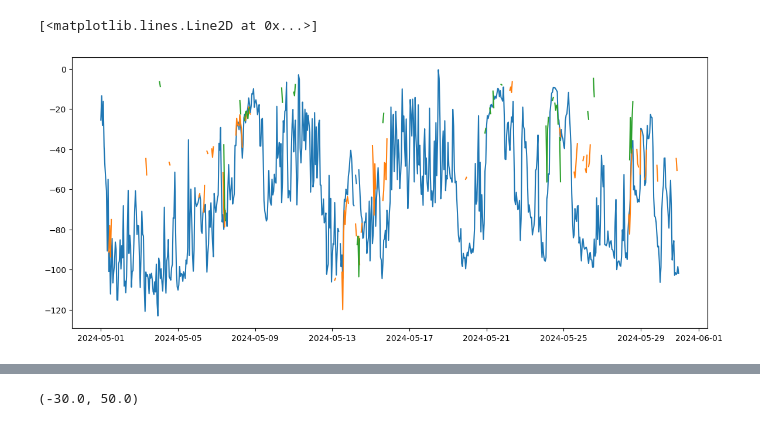
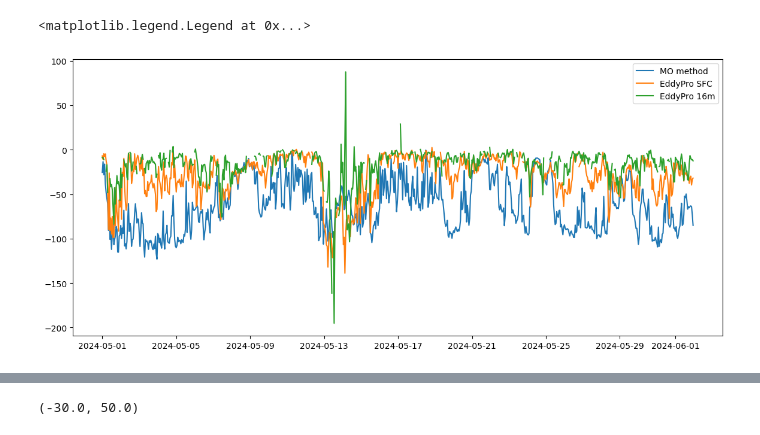
Before and after one commit to Rainette9/DataProcessingScripts, a Jupyter notebook: notebooks/MO_fluxes.ipynb, the cells around one changed output, grey strips where cells are left out. Cells and saved outputs as stored; diff of their text form; code cells hidden in the pictures.

```diff
--- a/notebooks/MO_fluxes.ipynb
+++ b/notebooks/MO_fluxes.ipynb
@@ -45,8 +42,8 @@ The autoreload extension is already loaded. To reload it, use:
 
 folder='/home/engbers/Documents/PhD/EC_data_convert/converted/'
 sensor='SFC'
-start='2024-03-01 00:00'
-end='2024-06-01 00:00'
+start='2024-01-01 00:00'
+end='2024-12-30 00:00'
 
 """GET SENSOR INFO"""
 plim, calibration_coefficients, heights = get_sensor_info(sensor, 2024)
@@ -106,8 +107,8 @@ Files found: ['/home/engbers/Documents/PhD/EC_data_convert/CSAT_26m/EddyPro_outp
 z0, z0rolling=compute_roughness_length(fluxes_SFC, fluxes_SFC_qc,heights['sonic'])
 # %%
 # Get data without units first
-start='2024-05-01'
-end='2024-05-30'
+start='2024-02-01'
+end='2024-12-01'
 
 p_data = resample_with_threshold(fluxes_SFC['air_pressure'], '10min', 80)[start:end]
 T_data = resample_with_threshold(slowdata_cleaned['TA'], '10min', 80)[start:end]
@@ -115,6 +116,15 @@ z0_data = resample_with_threshold(z0rolling, '10min', 80)[start:end]
 vw_data = resample_with_threshold(slowdata_cleaned['WS2_Avg'], '10min', 80)[start:end]
 ts_data = resample_with_threshold(slowdata_cleaned['SFTempK'], '10min', 80)[start:end]-273.15
 rh_data = resample_with_threshold(slowdata_cleaned['RH'], '10min', 80)[start:end]
+
+# Print lengths of all resampled data
+print("Data lengths after resampling:")
+print(f"p_data:  {len(p_data)}")
+print(f"T_data:  {len(T_data)}")
+print(f"z0_data: {len(z0_data)}")
+print(f"vw_data: {len(vw_data)}")
+print(f"ts_data: {len(ts_data)}")
+print(f"rh_data: {len(rh_data)}")
 
 # Create input dataframe
 dat = pd.DataFrame({
@@ -208,9 +224,11 @@ time
 # %%
 plt.figure(figsize=(14,6))
-
-plt.plot(resample_with_threshold(result['H'], '1h', 80)[start:end])
-plt.plot(resample_with_threshold(fluxes_SFC['H'], '1h', 80)[start:end])
-plt.plot(resample_with_threshold(fluxes_16m['H'], '1h', 80)[start:end])
+start='2024-05-01'
+end='2024-06-01'
+plt.plot(resample_with_threshold(result['H'], '1h', interpolate=True, max_gap='1h', min_valid_percent=80)[start:end], label='MO method')
+plt.plot(resample_with_threshold(fluxes_SFC['H'], '1h', interpolate=True, max_gap='30min', min_valid_percent=80)[start:end], label='EddyPro SFC')
+plt.plot(resample_with_threshold(fluxes_16m['H'], '1h', interpolate=True, max_gap='30min', min_valid_percent=80)[start:end], label='EddyPro 16m')
+plt.legend()
 # %% [output]
-[<matplotlib.lines.Line2D at 0x...>]
+<matplotlib.legend.Legend at 0x...>
-[figure, old version]
+[figure, new version]
```
Also changed, not shown: parts of 7 cells of this notebook, 6 other files.
